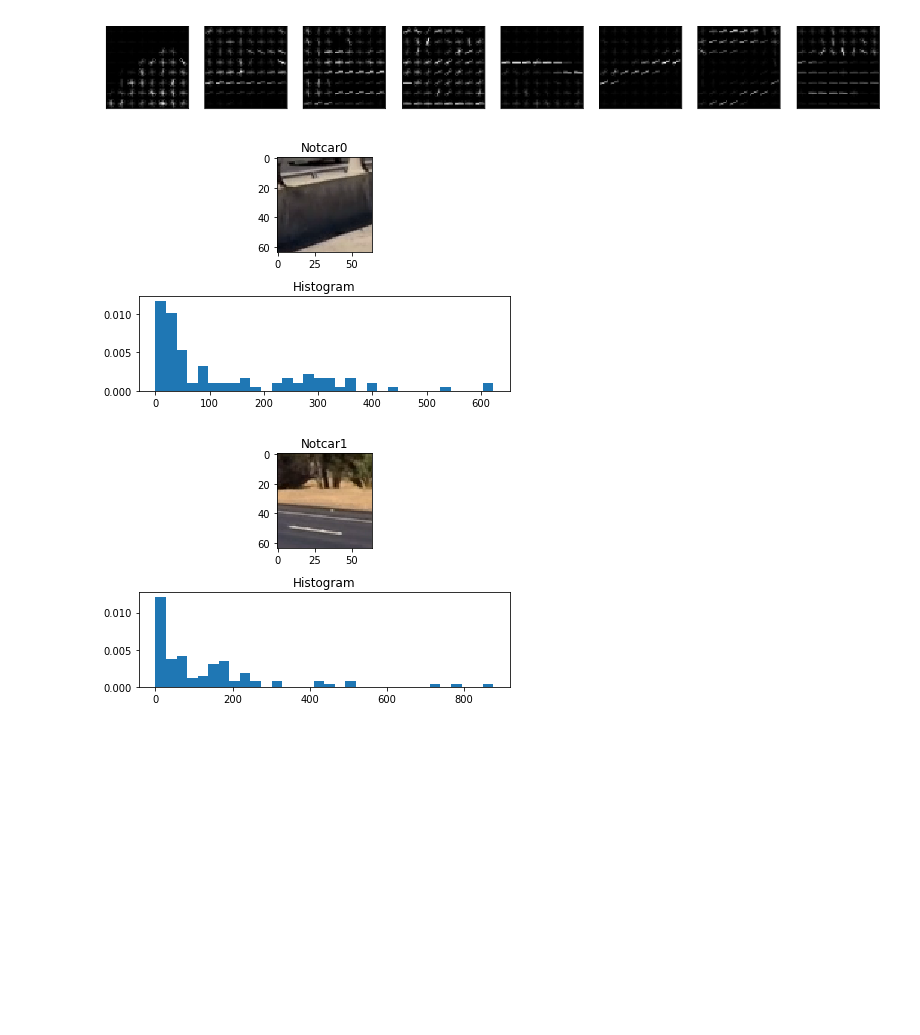
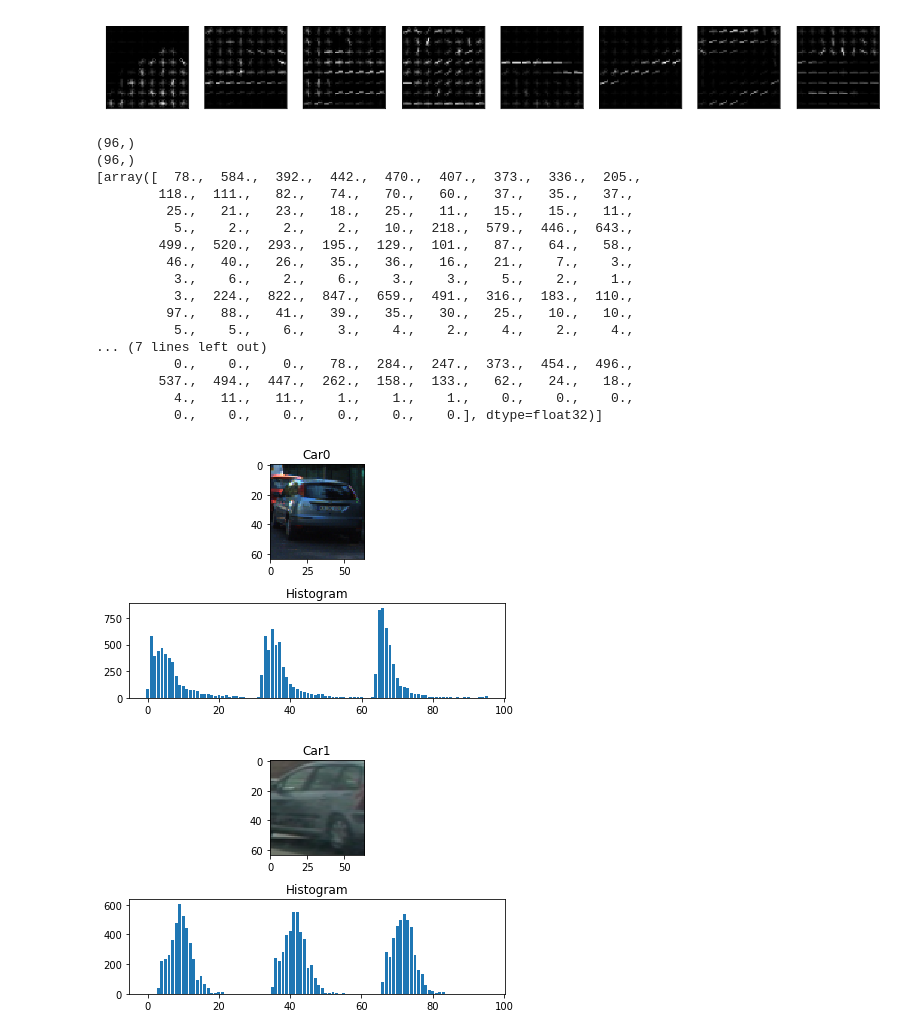
Before and after one commit to GoldEastLight/CarND-Vehicle-Detection, a Jupyter notebook: P5.ipynb, the cells around one changed output. Cells and saved outputs as stored; diff of their text form; code cells hidden in the pictures; blank space fills up the shorter version.

Commit message:
Update hist picture

```diff
--- a/P5.ipynb
+++ b/P5.ipynb
@@ -89,28 +89,47 @@ show_processed_images(hog_ch2)
 [figure]
 [figure]
 # %%
+%matplotlib inline
 images = []
 hists = []
-for filename in notcars[6:8]:
+for filename in cars[6:8]:
     img = cv2.imread(filename)
     hist = extractor.color_hist(img)
+    print(hist.shape)
     hists.append(hist)
     images.append(img)
-
+print(hists)
 # plt.imshow(images[0])
 # plt.show()
 # plt.hist(hists[0], normed=True, bins=32)
 # plt.show()
 for i in range(len(images)):
     fig = plt.figure()
     plt.subplot(211)
     plt.imshow(cv2.cvtColor(images[i], cv2.COLOR_BGR2RGB))
-    plt.title('Notcar'+str(i))
+    plt.title('Car'+str(i))
     plt.subplot(212)
-    plt.hist(hists[i], normed=True, bins=32)
+    plt.bar(range(96), height=hists[i])
     plt.title('Histogram')
     fig.tight_layout()
     plt.show()
 # %% [output]
+(96,)
+(96,)
+[array([  78.,  584.,  392.,  442.,  470.,  407.,  373.,  336.,  205.,
+        118.,  111.,   82.,   74.,   70.,   60.,   37.,   35.,   37.,
+         25.,   21.,   23.,   18.,   25.,   11.,   15.,   15.,   11.,
+          5.,    2.,    2.,    2.,   10.,  218.,  579.,  446.,  643.,
+        499.,  520.,  293.,  195.,  129.,  101.,   87.,   64.,   58.,
+         46.,   40.,   26.,   35.,   36.,   16.,   21.,    7.,    3.,
+          3.,    6.,    2.,    6.,    3.,    3.,    5.,    2.,    1.,
+          3.,  224.,  822.,  847.,  659.,  491.,  316.,  183.,  110.,
+         97.,   88.,   41.,   39.,   35.,   30.,   25.,   10.,   10.,
+          5.,    5.,    6.,    3.,    4.,    2.,    4.,    2.,    4.,
+... (7 lines left out)
+          0.,    0.,    0.,   78.,  284.,  247.,  373.,  454.,  496.,
+        537.,  494.,  447.,  262.,  158.,  133.,   62.,   24.,   18.,
+          4.,   11.,   11.,    1.,    1.,    1.,    0.,    0.,    0.,
+          0.,    0.,    0.,    0.,    0.,    0.], dtype=float32)]
-[figure, old version]
+[figure, new version]
-[figure, old version]
+[figure, new version]
```
Also changed, not shown: 1 other file.
